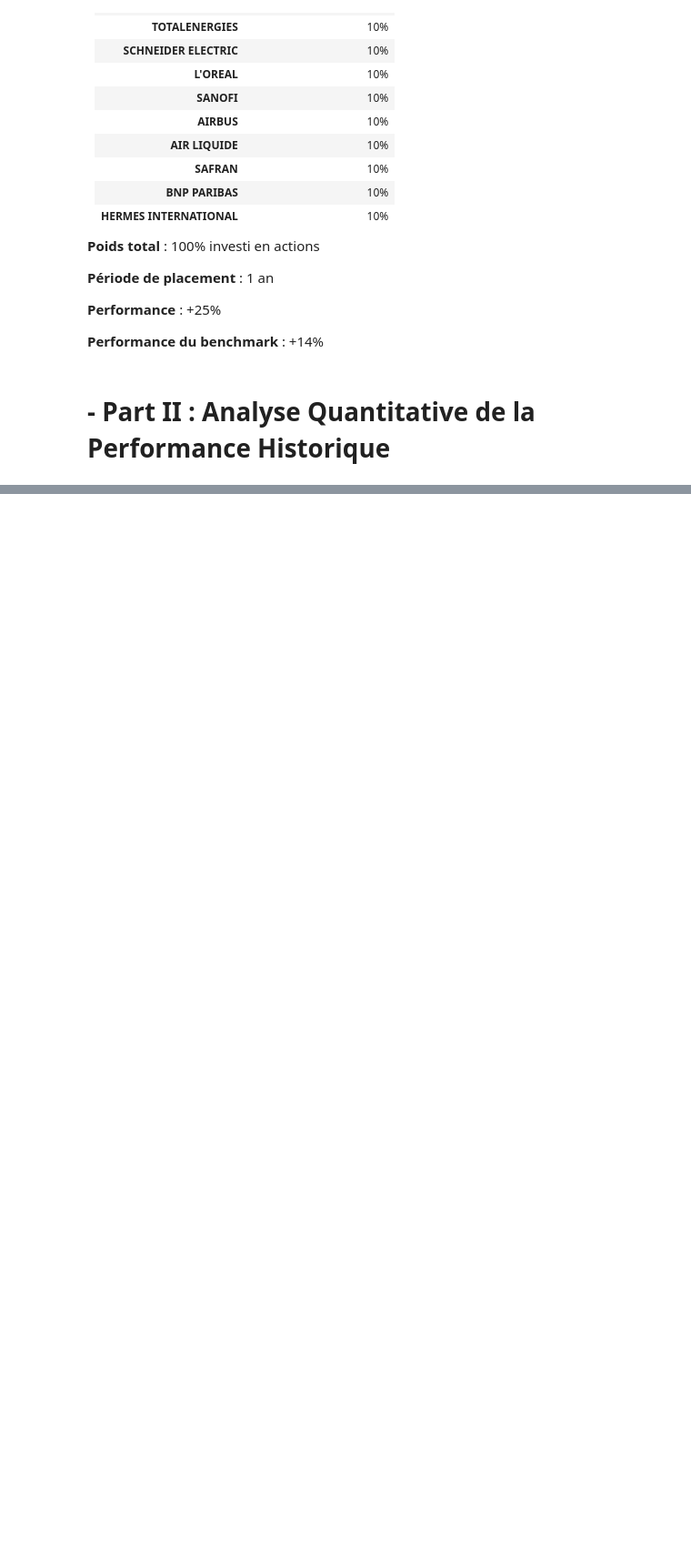
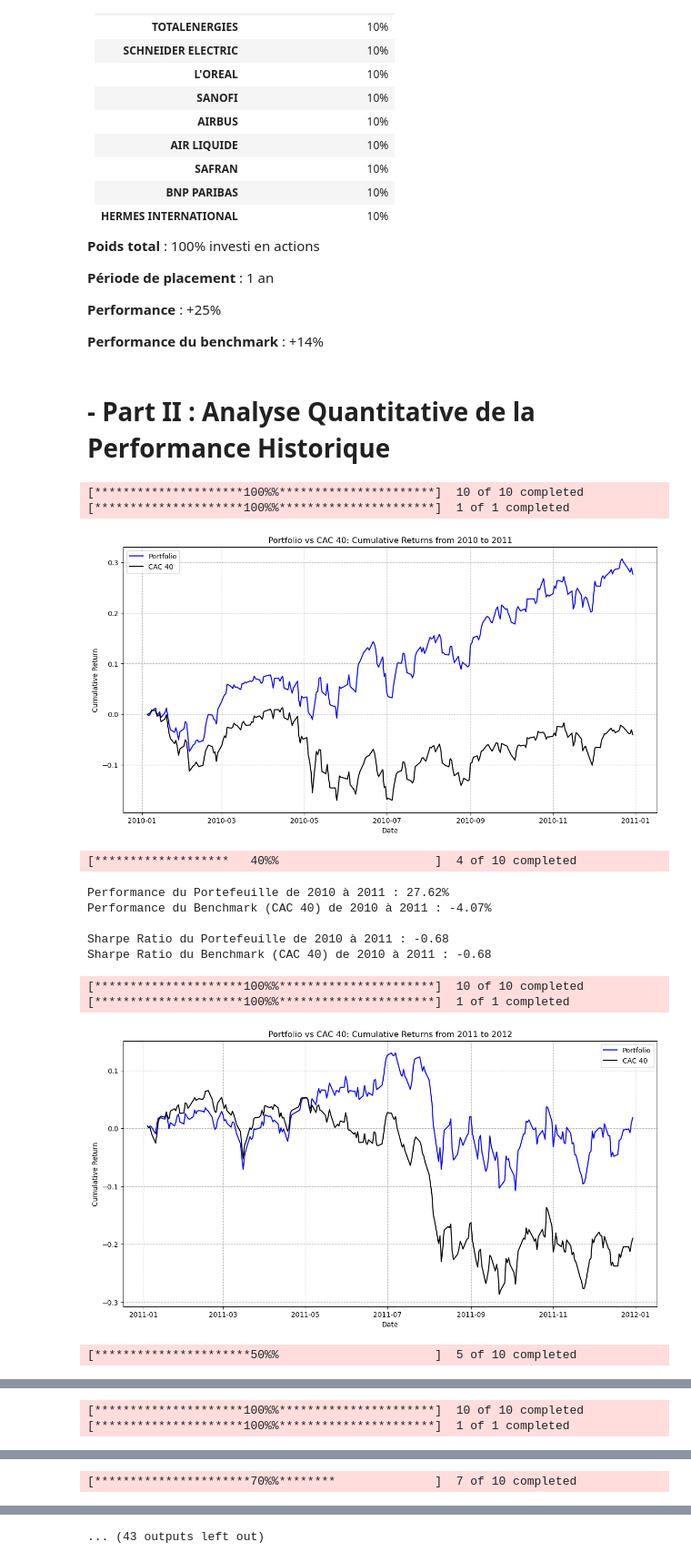
Before and after one commit to bsassi/Portfolio-Management, a Jupyter notebook: Portfolio_CAC40.ipynb, the cells around one changed output, grey strips where cells are left out. Shown at 91% size. Drawn from its saved outputs; the diff is of its cells as text; code cells hidden in the pictures; blank space fills up the shorter version.

```diff
--- a/Portfolio_CAC40.ipynb
+++ b/Portfolio_CAC40.ipynb
@@ -192,3 +193,79 @@ Notre portefeuille est composé des titres suivants :
 **Performance du benchmark** : +14%
 # %% [markdown]
 # - Part II : Analyse Quantitative de la Performance Historique
+# %%
+# Corrected approach to backtest the portfolio with weights considered
+
+# Step 1: Define the tickers and weights for your portfolio
+tickers = ["MC.PA", "TTE.PA", "SU.PA", "OR.PA", "SAN.PA", "AIR.PA", "AI.PA", "SAF.PA", "BNP.PA", "RMS.PA"]
+weights = [0.10] * len(tickers)  # Assuming equal weighting, adjust if weights differ
+
+# Risk-free rate for Sharpe Ratio (assume 0% for simplicity)
+risk_free_rate = 0.01
+# %%
+# Boucle permettant de visualiser les perfs du portefeuille vs benchmark sur 1 ans (base : janv-XX - janv XX+1)
+for start_year in range(2010, 2024):
+    end_year = start_year + 1
+
+    # Step 1: Download historical data for the portfolio and CAC 40 index for the 1-year period
+    start_date = f"{start_year}-01-01"
+    end_date = f"{end_year}-01-01"
+
+    portfolio_data = yf.download(tickers, start=start_date, end=end_date, interval="1d")['Adj Close']
+    benchmark_data = yf.download("^FCHI", start=start_date, end=end_date, interval="1d")['Adj Close']
+
+    # Step 2: Calculate daily returns for each stock in the portfolio
+    portfolio_returns = portfolio_data.pct_change()
+
+    # Step 3: Calculate the weighted portfolio return by summing the weighted returns of individual stocks
+    portfolio_weighted_return = portfolio_returns.dot(weights)
+
+    # Step 4: Calculate the daily returns for the benchmark
+    benchmark_returns = benchmark_data.pct_change()
+
+    # Step 5: Calculate cumulative returns for both the portfolio and the benchmark
+    portfolio_cumulative_return = (1 + portfolio_weighted_return).cumprod() - 1
+    benchmark_cumulative_return = (1 + benchmark_returns).cumprod() - 1
+
+    # Step 6: Plot the cumulative returns for comparison
+    plt.figure(figsize=(14, 7))
+    plt.plot(portfolio_cumulative_return, label="Portfolio", color="blue")
+    plt.plot(benchmark_cumulative_return, label="CAC 40", color="black")
+    plt.title(f"Portfolio vs CAC 40: Cumulative Returns from {start_year} to {end_year}")
+    plt.xlabel("Date")
+    plt.ylabel("Cumulative Return")
+    plt.legend()
+    plt.grid(True, linestyle="--")
+    plt.show()
+
+    # Step 7: Calculate and print the final performance in percentage for the portfolio and benchmark
+    portfolio_performance_percent = portfolio_cumulative_return.iloc[-1] * 100
+    benchmark_performance_percent = benchmark_cumulative_return.iloc[-1] * 100
+    print(f"Performance du Portefeuille de {start_year} à {end_year} : {portfolio_performance_percent:.2f}%")
+    print(f"Performance du Benchmark (CAC 40) de {start_year} à {end_year} : {benchmark_performance_percent:.2f}%\n")
+
+    # Step 8: Calculate Sharpe Ratio for the Portfolio
+    excess_portfolio_returns = portfolio_weighted_return - risk_free_rate
+    sharpe_ratio_portfolio = excess_portfolio_returns.mean() / excess_portfolio_returns.std()
+
+    # Step 9: Calculate Sharpe Ratio for the Benchmark (CAC 40)
+    excess_benchmark_returns = benchmark_returns - risk_free_rate
+    sharpe_ratio_benchmark = excess_benchmark_returns.mean() / excess_benchmark_returns.std()
+
+    # Print the Sharpe Ratios for comparison
+    print(f"Sharpe Ratio du Portefeuille de {start_year} à {end_year} : {sharpe_ratio_portfolio:.2f}")
+    print(f"Sharpe Ratio du Benchmark (CAC 40) de {start_year} à {end_year} : {sharpe_ratio_benchmark:.2f}\n")
+# %% [output]
+[*********************100%%**********************]  10 of 10 completed
+[*********************100%%**********************]  1 of 1 completed
+[figure, added]
+[*******************   40%%                      ]  4 of 10 completed
+Performance du Portefeuille de 2010 à 2011 : 27.62%
+Performance du Benchmark (CAC 40) de 2010 à 2011 : -4.07%
+
+Sharpe Ratio du Portefeuille de 2010 à 2011 : -0.68
+Sharpe Ratio du Benchmark (CAC 40) de 2010 à 2011 : -0.68
+[*********************100%%**********************]  10 of 10 completed
+[*********************100%%**********************]  1 of 1 completed
+[figure, added]
+[**********************50%%                      ]  5 of 10 completed
@@ -194,0 +277,2 @@ Notre portefeuille est composé des titres suivants :
+[*********************100%%**********************]  10 of 10 completed
+[*********************100%%**********************]  1 of 1 completed
@@ -194,0 +280 @@ Notre portefeuille est composé des titres suivants :
+[**********************70%%********              ]  7 of 10 completed
@@ -194,0 +286 @@ Notre portefeuille est composé des titres suivants :
+... (43 outputs left out)
```
Also changed, not shown: parts of 5 cells of this notebook.
